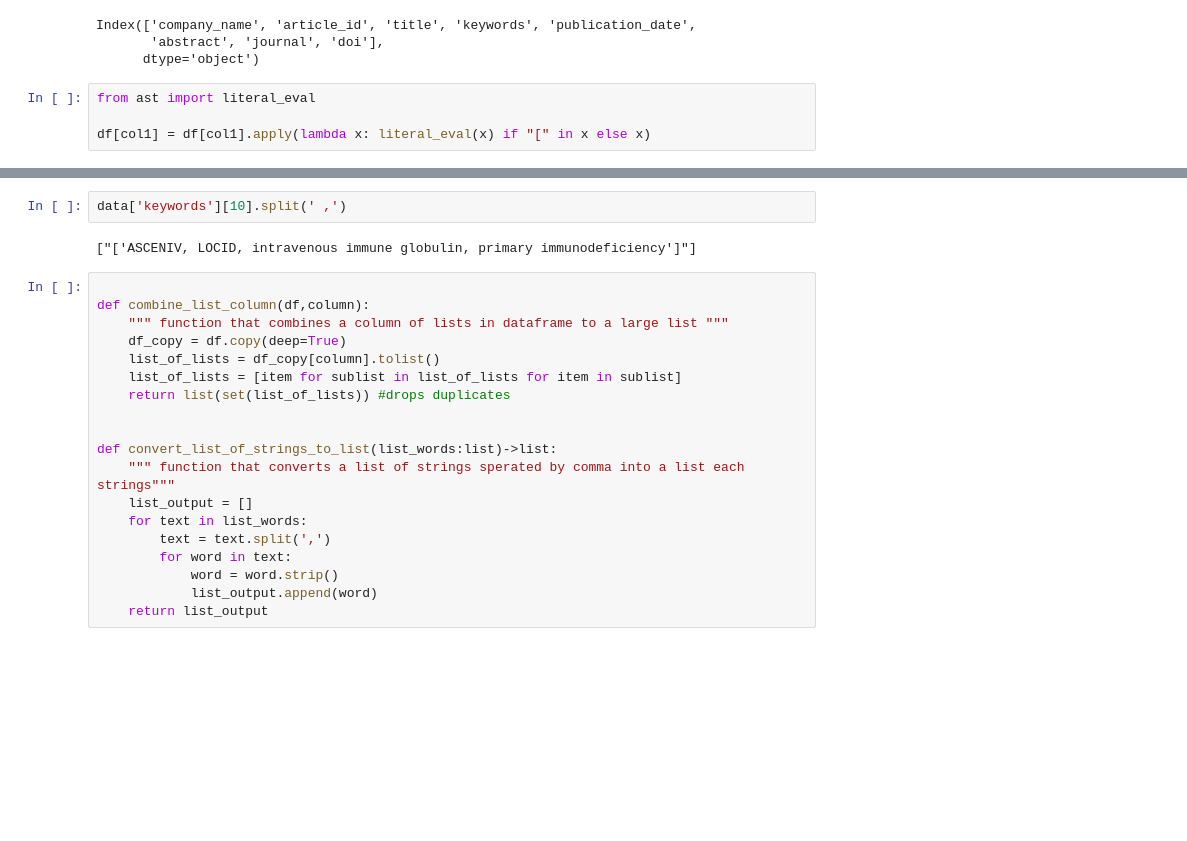
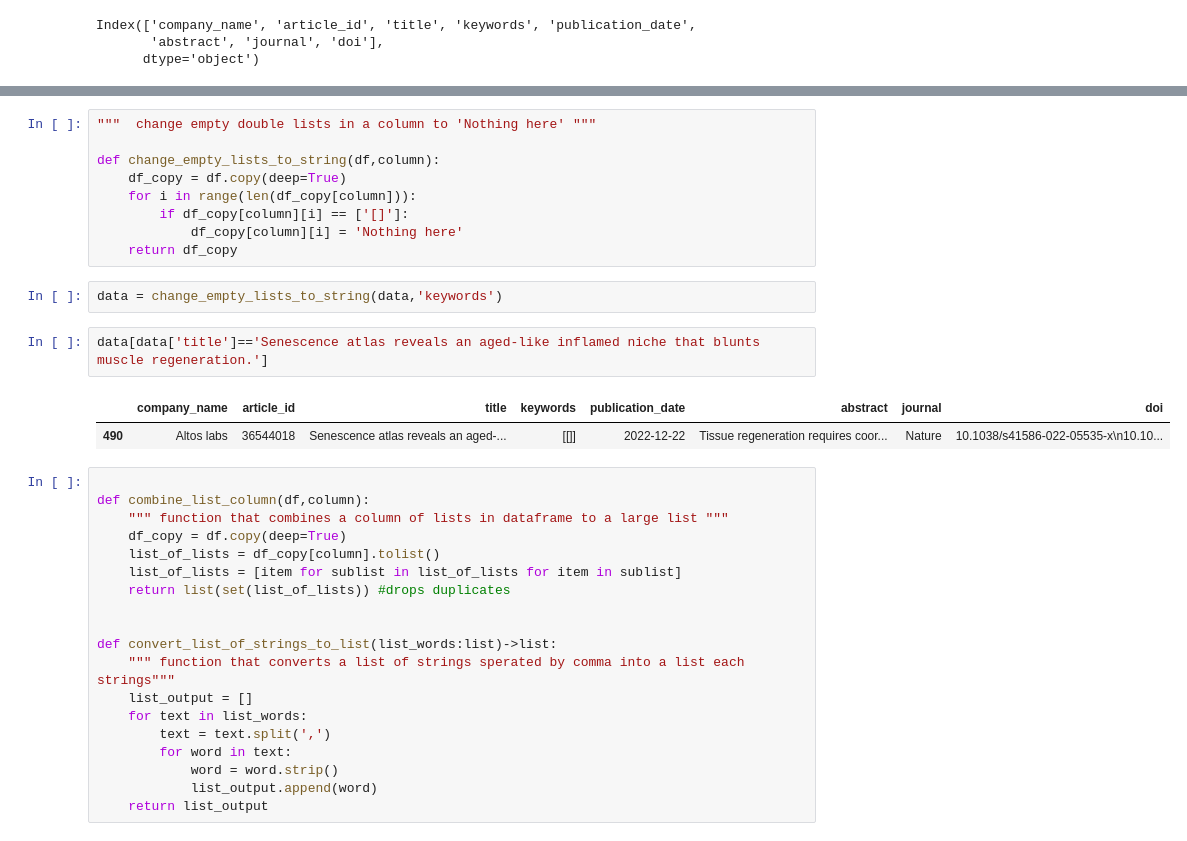
Before and after one commit to paritoshk/antiaging_app, a Jupyter notebook: main_notebook.ipynb, the cells around one changed output, grey strips where cells are left out. Cells and saved outputs as stored; diff of their text form; blank space fills up the shorter version.

```diff
--- a/main_notebook.ipynb
+++ b/main_notebook.ipynb
@@ -954,7 +952,3 @@ data.columns
 Index(['company_name', 'article_id', 'title', 'keywords', 'publication_date',
        'abstract', 'journal', 'doi'],
       dtype='object')
-# %%
-from ast import literal_eval
-
-df[col1] = df[col1].apply(lambda x: literal_eval(x) if "[" in x else x)
@@ -961,7 +971,19 @@ df[col1] = df[col1].apply(lambda x: literal_eval(x) if "[" in x else x)
+# %%
+"""  change empty double lists in a column to 'Nothing here' """
+
+def change_empty_lists_to_string(df,column):
+    df_copy = df.copy(deep=True)
+    for i in range(len(df_copy[column])):
+        if df_copy[column][i] == ['[]']:
+            df_copy[column][i] = 'Nothing here'
+    return df_copy
 # %%
-data['keywords'][10].split(' ,')
+data = change_empty_lists_to_string(data,'keywords')
-# %% [output]
-["['ASCENIV, LOCID, intravenous immune globulin, primary immunodeficiency']"]
+# %%
+data[data['title']=='Senescence atlas reveals an aged-like inflamed niche that blunts muscle regeneration.']
+# %% [output]
+|  | company_name | article_id | title | keywords | publication_date | abstract | journal | doi |
+| 490 | Altos labs | 36544018 | Senescence atlas reveals an aged-... | [[]] | 2022-12-22 | Tissue regeneration requires coor... | Nature | 10.1038/s41586-022-05535-x\n10.10... |
 # %%
 
 def combine_list_column(df,column):
```
Also changed, not shown: parts of 3 cells of this notebook, 1 other file.
